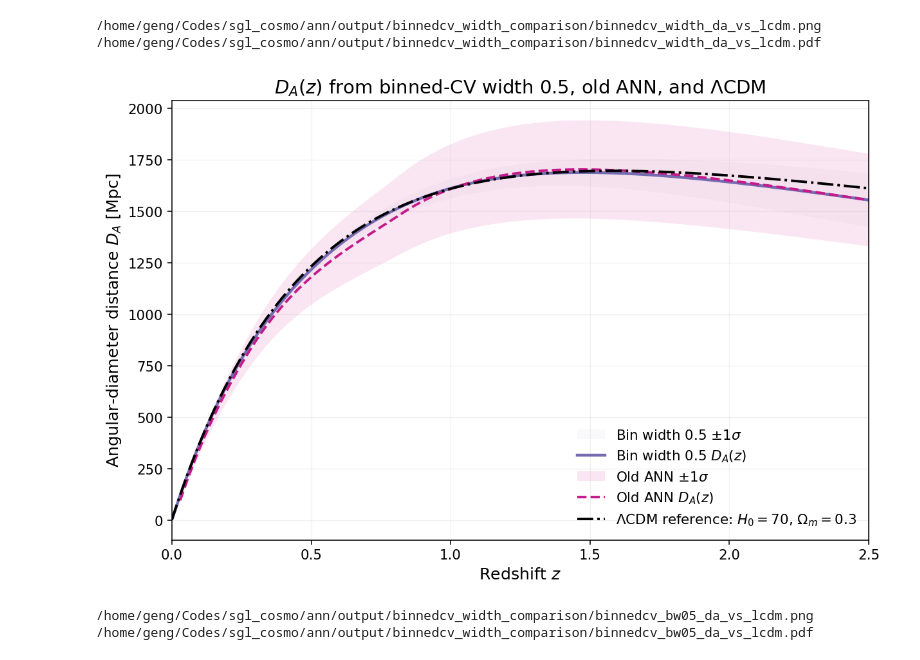
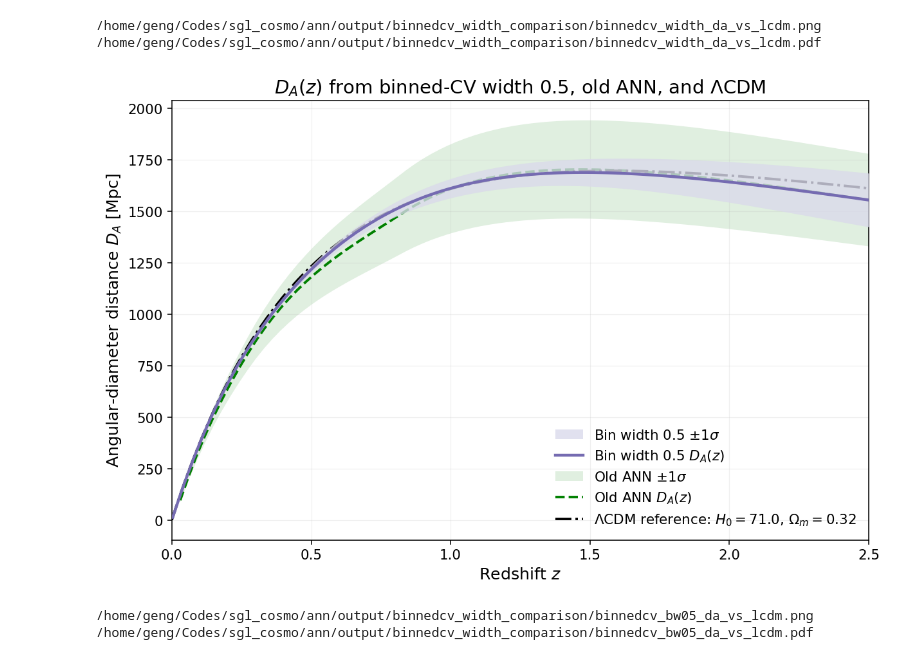
Before and after one commit to ShuiShui25/sgl_cosmo, a Jupyter notebook: ann/compare_binnedcv_widths.ipynb, the cells around one changed output. Drawn from its saved outputs; the diff is of its cells as text; code cells hidden in the pictures.

```diff
--- a/ann/compare_binnedcv_widths.ipynb
+++ b/ann/compare_binnedcv_widths.ipynb
@@ -287,9 +287,10 @@ ax.fill_between(
     da_mpc - da_sigma,
     da_mpc + da_sigma,
     color=info['band'],
-    alpha=0.16,
+    alpha=0.8,
     linewidth=0.0,
     label='Bin width 0.5 ' + r'$\pm 1\sigma$',
+    zorder=10,
 )
 ax.plot(
     table['z'],
@@ -297,13 +298,14 @@ ax.plot(
     color=info['line'],
     lw=2.3,
     label='Bin width 0.5 $D_A(z)$',
+    zorder=10,
 )
 
 ax.fill_between(
     old_z,
     old_da - old_da_sigma,
     old_da + old_da_sigma,
-    color='#dd3497',
+    color='green',
     alpha=0.12,
     linewidth=0.0,
     label='Old ANN ' + r'$\pm 1\sigma$',
@@ -311,7 +313,7 @@ ax.fill_between(
 ax.plot(
     old_z,
     old_da,
-    color='#c51b8a',
+    color='green',
     lw=2.0,
     linestyle='--',
     label='Old ANN $D_A(z)$',
@@ -321,34 +323,34 @@ z_ref = np.linspace(0.0, 2.5, 400)
 ez = np.sqrt(omega_m * (1.0 + z_ref) ** 3 + omega_l)
 dc = np.zeros_like(z_ref)
 if z_ref.size > 1:
     dc[1:] = (c_km_s / h0) * np.cumsum(0.5 * (1.0 / ez[1:] + 1.0 / ez[:-1]) * np.diff(z_ref))
 da_ref = dc / (1.0 + z_ref)
 ax.plot(
     z_ref,
     da_ref,
     color='black',
     lw=2.0,
     linestyle='-.',
-    label=r'$\Lambda$CDM reference: $H_0=70$, $\Omega_m=0.3$',
+    label=r'$\Lambda$CDM reference: $H_0=71.0$, $\Omega_m=0.32$',
 )
 
 ax.set_xlim(0.0, 2.5)
 ax.set_xlabel('Redshift $z$')
 ax.set_ylabel(r'Angular-diameter distance $D_A$ [Mpc]')
 ax.set_title(r'$D_A(z)$ from binned-CV width 0.5, old ANN, and $\Lambda$CDM')
 ax.grid(alpha=0.18, linewidth=0.6)
 ax.legend(frameon=False, loc='lower right')
 
 out_png = comparison_dir / 'binnedcv_bw05_da_vs_lcdm.png'
 out_pdf = comparison_dir / 'binnedcv_bw05_da_vs_lcdm.pdf'
 fig.tight_layout()
 fig.savefig(out_png, bbox_inches='tight')
 fig.savefig(out_pdf, bbox_inches='tight')
 plt.show()
 
 print(out_png)
 print(out_pdf)
 # %% [output]
-[figure, old version]
+[figure, new version]
 /home/geng/Codes/sgl_cosmo/ann/output/binnedcv_width_comparison/binnedcv_bw05_da_vs_lcdm.png
 /home/geng/Codes/sgl_cosmo/ann/output/binnedcv_width_comparison/binnedcv_bw05_da_vs_lcdm.pdf
```
Also changed, not shown: 5 other files.
